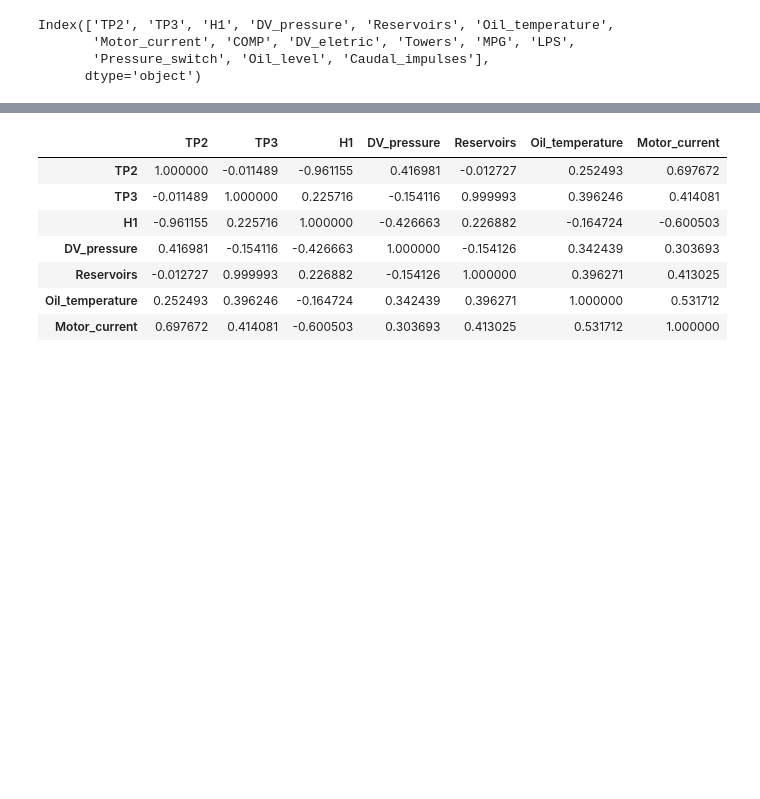
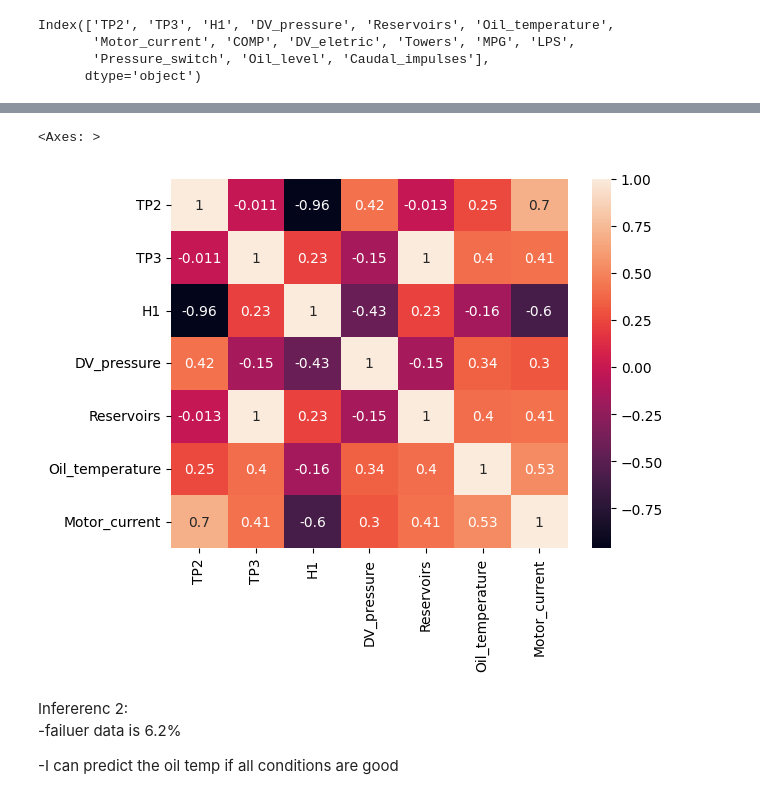
Before and after one commit to zJimpi/metro_prediction_pipeline, a Jupyter notebook: notebook/eda.ipynb, the cells around one changed output, grey strips where cells are left out. Cells and saved outputs as stored; diff of their text form; code cells hidden in the pictures; blank space fills up the shorter version.

```diff
--- a/notebook/eda.ipynb
+++ b/notebook/eda.ipynb
@@ -162,13 +146,10 @@ cat_col =['COMP', 'DV_eletric', 'Towers', 'MPG', 'LPS', 'Pressure_switch', 'Oil_
 # %%
-correlation_matrix = df[num_col].corr()
+sns.heatmap(df[num_col].corr(), annot = True)
+# %% [output]
+<Axes: >
+[figure, added]
-# %%
-correlation_matrix
-# %% [output]
-|  | TP2 | TP3 | H1 | DV_pressure | Reservoirs | Oil_temperature | Motor_current |
-| TP2 | 1.000000 | -0.011489 | -0.961155 | 0.416981 | -0.012727 | 0.252493 | 0.697672 |
-| TP3 | -0.011489 | 1.000000 | 0.225716 | -0.154116 | 0.999993 | 0.396246 | 0.414081 |
-| H1 | -0.961155 | 0.225716 | 1.000000 | -0.426663 | 0.226882 | -0.164724 | -0.600503 |
-| DV_pressure | 0.416981 | -0.154116 | -0.426663 | 1.000000 | -0.154126 | 0.342439 | 0.303693 |
-| Reservoirs | -0.012727 | 0.999993 | 0.226882 | -0.154126 | 1.000000 | 0.396271 | 0.413025 |
-| Oil_temperature | 0.252493 | 0.396246 | -0.164724 | 0.342439 | 0.396271 | 1.000000 | 0.531712 |
-| Motor_current | 0.697672 | 0.414081 | -0.600503 | 0.303693 | 0.413025 | 0.531712 | 1.000000 |
+# %% [markdown]
+Infererenc 2:
+-failuer data is 6.2%
+
+-I can predict the oil temp if all conditions are good
```
Also changed, not shown: parts of 18 cells of this notebook.
